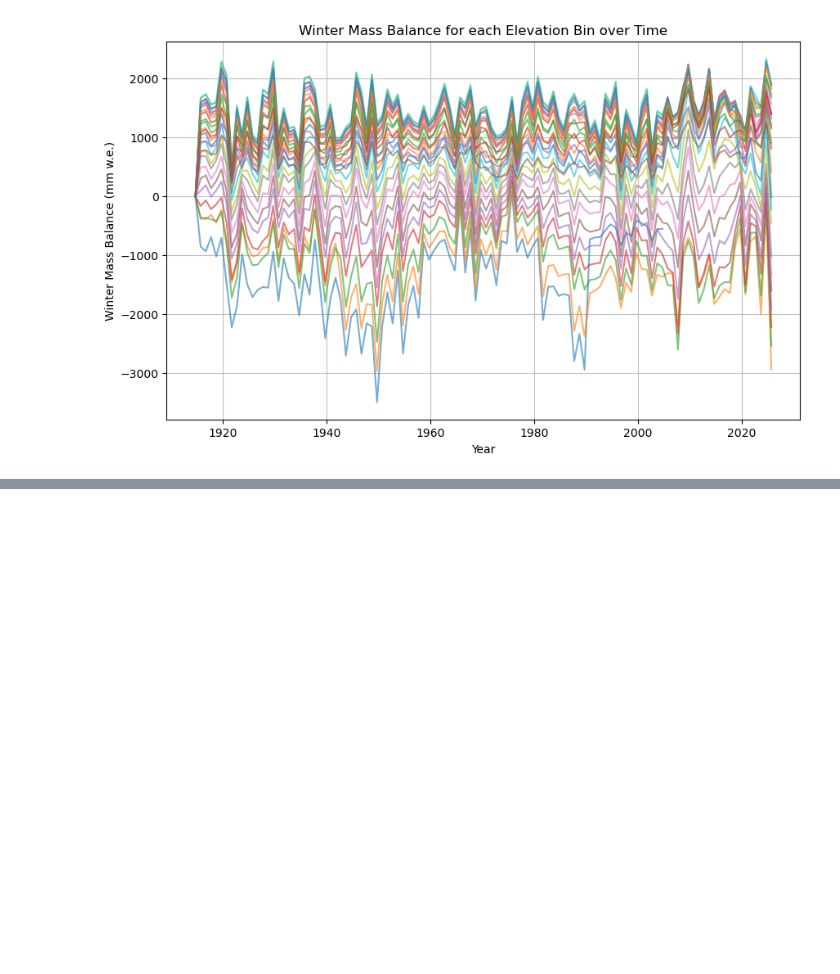
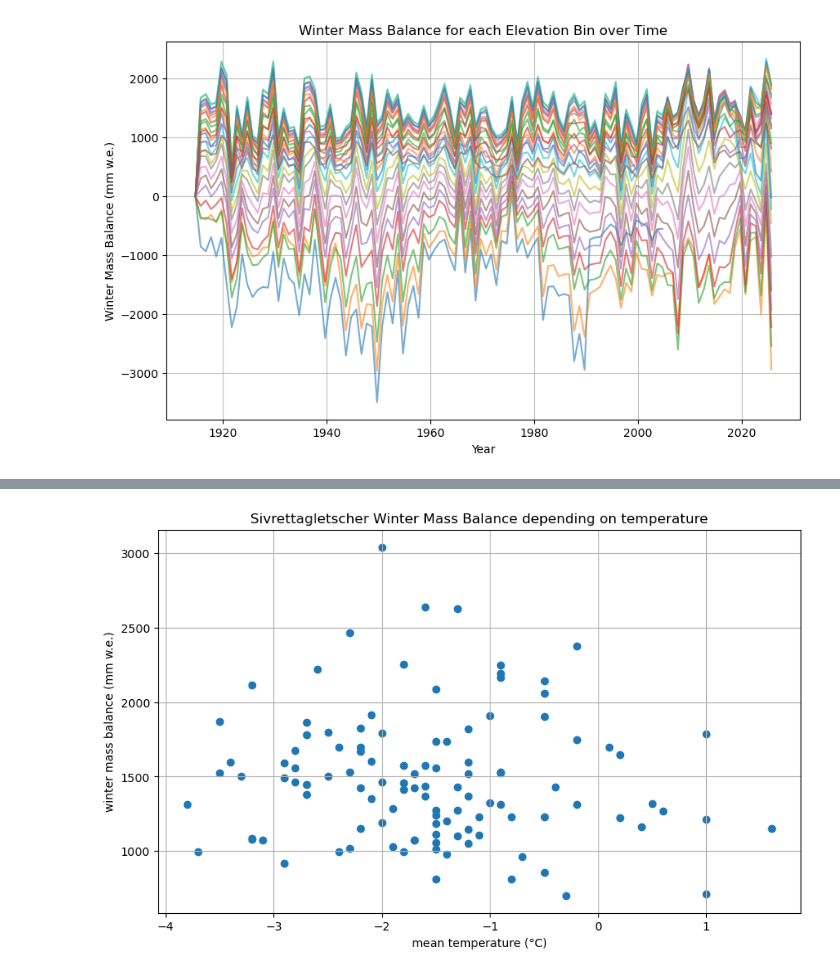
Before and after one commit to fredericvdhurk-code/project-glaciers, a Jupyter notebook: data_visualization.ipynb, the cells around one changed output, grey strips where cells are left out. Saved outputs shown, nothing was run; the diff lists cells and outputs as text; code cells hidden in the pictures; blank space fills up the shorter version.

```diff
--- a/data_visualization.ipynb
+++ b/data_visualization.ipynb
@@ -632,0 +677,14 @@ plt.show()
+# %%
+davos_t_w = davos_winter[['mean temperature (°C)']]
+mass_balance_hy_silvretta_w = mass_balance_hy_silvretta[['winter mass balance (mm w.e.)']]
+
+# Scatter plot
+plt.figure(figsize=(10, 6))
+plt.scatter(davos_t_w.iloc[:, 0], mass_balance_hy_silvretta_w.iloc[:, 0])
+plt.xlabel(davos_t_w.columns[0])
+plt.ylabel(mass_balance_hy_silvretta_w.columns[0])
+plt.title("Sivrettagletscher Winter Mass Balance depending on Temperature")
+plt.grid(True)
+plt.show()
+# %% [output]
+[figure, added]
```
Also changed, not shown: parts of 6 cells of this notebook, 1 other file.
